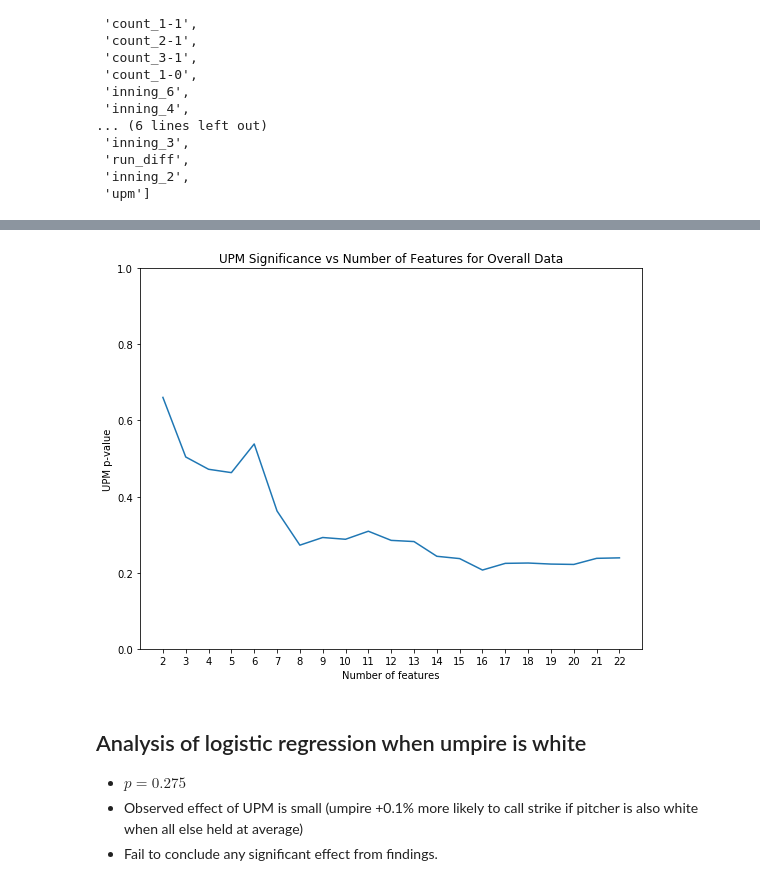
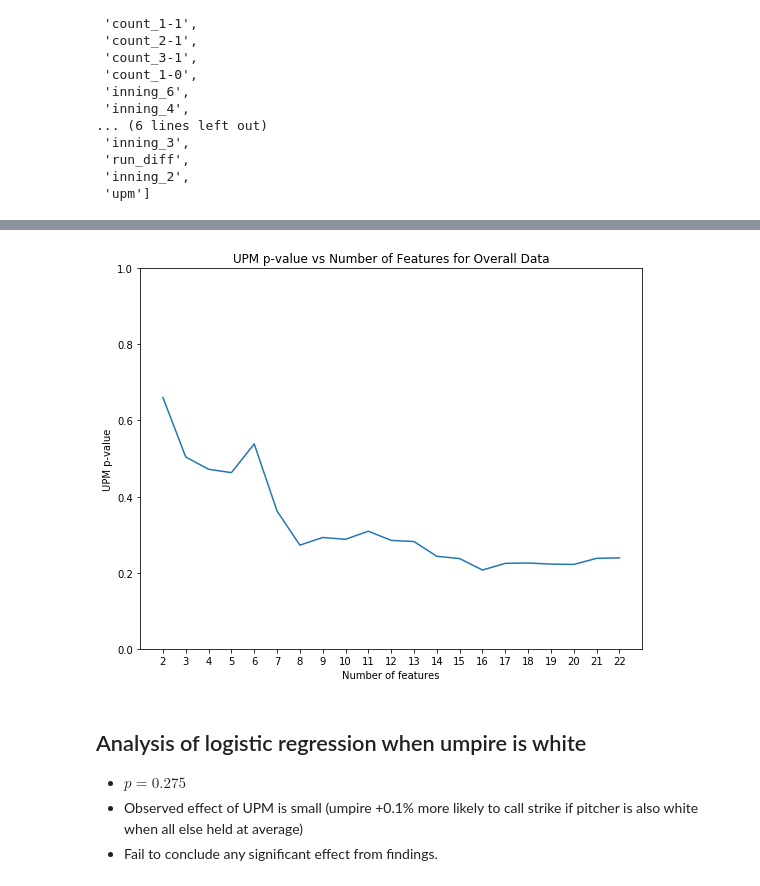
Before and after one commit to AshleyMcGee/MLB, a Jupyter notebook: umpire_analysis.ipynb, the cells around one changed output, grey strips where cells are left out. Saved outputs shown, nothing was run; the diff lists cells and outputs as text; code cells hidden in the pictures.

Commit message:
Revised output graphs from umpire_analysis notebook

```diff
--- a/umpire_analysis.ipynb
+++ b/umpire_analysis.ipynb
@@ -159,8 +157,8 @@ plot_beta(beta, nf, "UPM Coefficient vs. Number of Features for Overall Data", "
 # %%
 # Plot associated p values against number of features
-plot_pvalues(p, nf, "UPM Significance vs Number of Features for Overall Data", "p_vs_nf_overall.png")
+plot_pvalues(p, nf, "UPM p-value vs Number of Features for Overall Data", "p_vs_nf_overall.png")
 # %% [output]
-[figure, old version]
+[figure, new version]
 # %% [markdown]
 ## Analysis of logistic regression when umpire is white
 * $p = 0.275$
```
Also changed, not shown: parts of 24 cells of this notebook, 6 other files.
